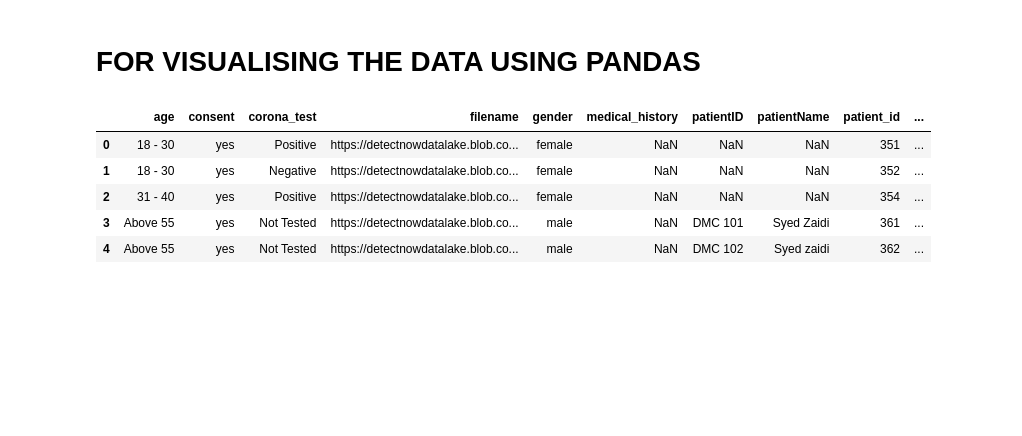
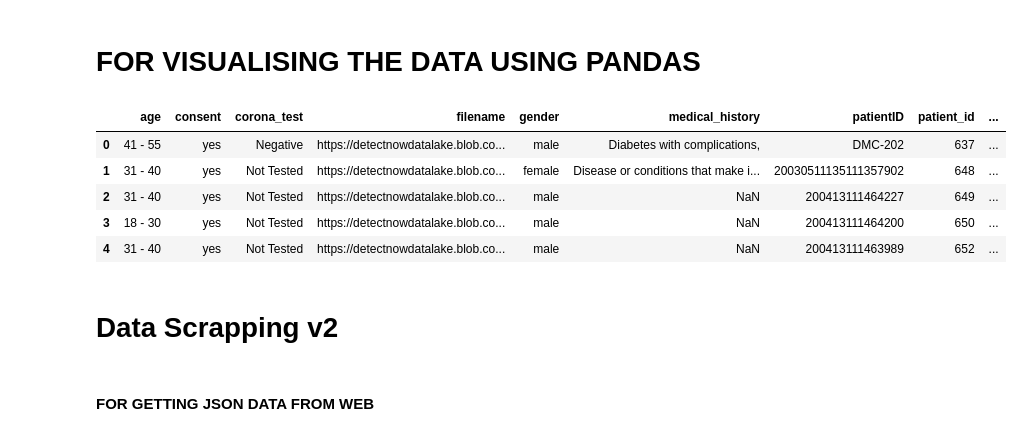
Before and after one commit to mnauf/covid, a Jupyter notebook: Data_scrapping.ipynb, the cells around one changed output. Drawn from its saved outputs; the diff is of its cells as text; code cells hidden in the pictures; blank space fills up the shorter version.

Commit message:
updated data scraping

```diff
--- a/Data_scrapping.ipynb
+++ b/Data_scrapping.ipynb
@@ -103,13 +110,13 @@ for i in range(len(data)):
 # FOR VISUALISING THE DATA USING PANDAS
 # %%
 import pandas
-df = pandas.read_csv('medical_data1.csv')
+df = pandas.read_csv('Dow_data_day3.csv')
 # print(df)
-df.head()
+df.head(5)
 # %% [output]
-|  | age | consent | corona_test | filename | gender | medical_history | patientID | patientName | patient_id | ... |
-| 0 | 18 - 30 | yes | Positive | https://detectnowdatalake.blob.co... | female | NaN | NaN | NaN | 351 | ... |
-| 1 | 18 - 30 | yes | Negative | https://detectnowdatalake.blob.co... | female | NaN | NaN | NaN | 352 | ... |
-| 2 | 31 - 40 | yes | Positive | https://detectnowdatalake.blob.co... | female | NaN | NaN | NaN | 354 | ... |
-| 3 | Above 55 | yes | Not Tested | https://detectnowdatalake.blob.co... | male | NaN | DMC 101 | Syed Zaidi | 361 | ... |
-| 4 | Above 55 | yes | Not Tested | https://detectnowdatalake.blob.co... | male | NaN | DMC 102 | Syed zaidi | 362 | ... |
+|  | age | consent | corona_test | filename | gender | medical_history | patientID | patient_id | ... |
+| 0 | 41 - 55 | yes | Negative | https://detectnowdatalake.blob.co... | male | Diabetes with complications, | DMC-202 | 637 | ... |
+| 1 | 31 - 40 | yes | Not Tested | https://detectnowdatalake.blob.co... | female | Disease or conditions that make i... | 20030511135111357902 | 648 | ... |
+| 2 | 31 - 40 | yes | Not Tested | https://detectnowdatalake.blob.co... | male | NaN | 200413111464227 | 649 | ... |
+| 3 | 18 - 30 | yes | Not Tested | https://detectnowdatalake.blob.co... | male | NaN | 200413111464200 | 650 | ... |
+| 4 | 31 - 40 | yes | Not Tested | https://detectnowdatalake.blob.co... | male | NaN | 200413111463989 | 652 | ... |
@@ -120,0 +141,4 @@ df.head()
+# %% [markdown]
+# Data Scrapping v2
+# %% [markdown]
+#### FOR GETTING JSON DATA FROM WEB
```
Also changed, not shown: parts of 45 cells of this notebook, 1 other file.
